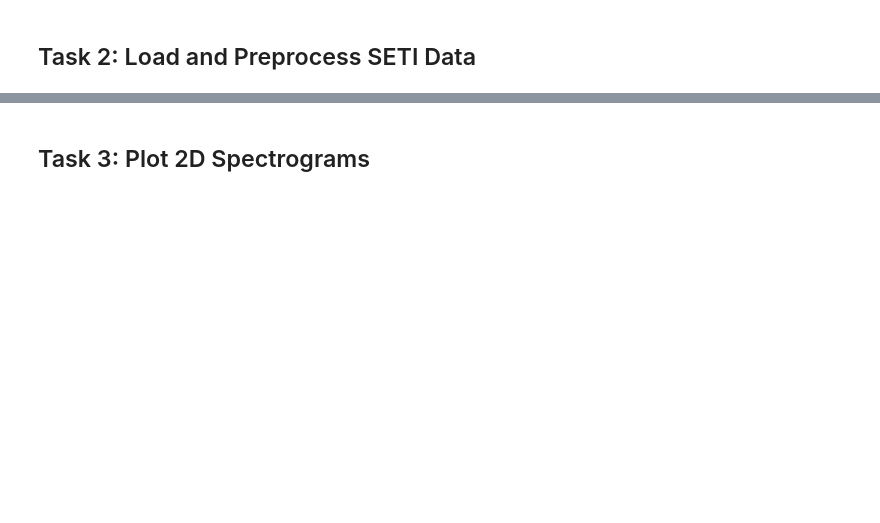
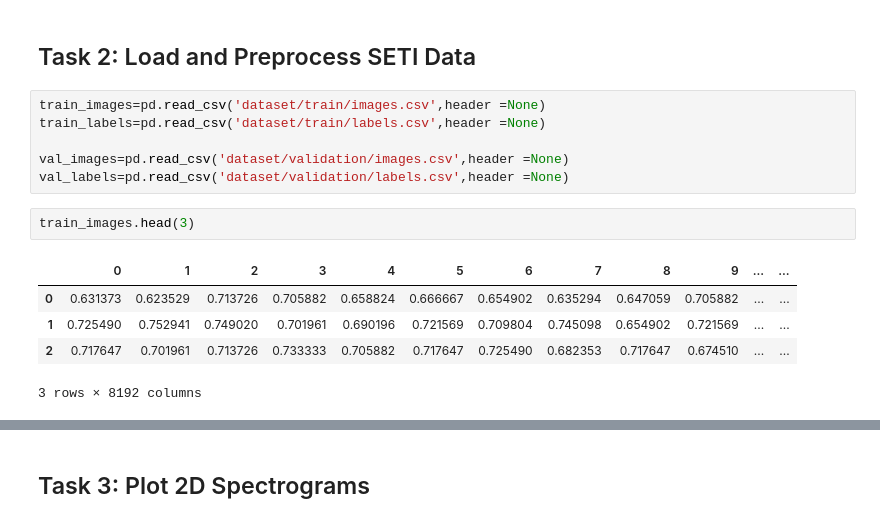
Before and after one commit to Surajv311/Radio-Signal-Classifier, a Jupyter notebook: Learner_Notebook.ipynb, the cells around one changed output, grey strips where cells are left out. Cells and saved outputs as stored; diff of their text form; blank space fills up the shorter version.

```diff
--- a/Learner_Notebook.ipynb
+++ b/Learner_Notebook.ipynb
@@ -24,2 +30,16 @@ print('Tensorflow version:', tf.__version__)
 # %% [markdown]
 ## Task 2: Load and Preprocess SETI Data
+# %%
+train_images=pd.read_csv('dataset/train/images.csv',header =None)
+train_labels=pd.read_csv('dataset/train/labels.csv',header =None)
+
+val_images=pd.read_csv('dataset/validation/images.csv',header =None)
+val_labels=pd.read_csv('dataset/validation/labels.csv',header =None)
+# %%
+train_images.head(3)
+# %% [output]
+|  | 0 | 1 | 2 | 3 | 4 | 5 | 6 | 7 | 8 | 9 | ... | ... |
+| 0 | 0.631373 | 0.623529 | 0.713726 | 0.705882 | 0.658824 | 0.666667 | 0.654902 | 0.635294 | 0.647059 | 0.705882 | ... | ... |
+| 1 | 0.725490 | 0.752941 | 0.749020 | 0.701961 | 0.690196 | 0.721569 | 0.709804 | 0.745098 | 0.654902 | 0.721569 | ... | ... |
+| 2 | 0.717647 | 0.701961 | 0.713726 | 0.733333 | 0.705882 | 0.717647 | 0.725490 | 0.682353 | 0.717647 | 0.674510 | ... | ... |
+3 rows × 8192 columns
```
Also changed, not shown: parts of 9 cells of this notebook.
